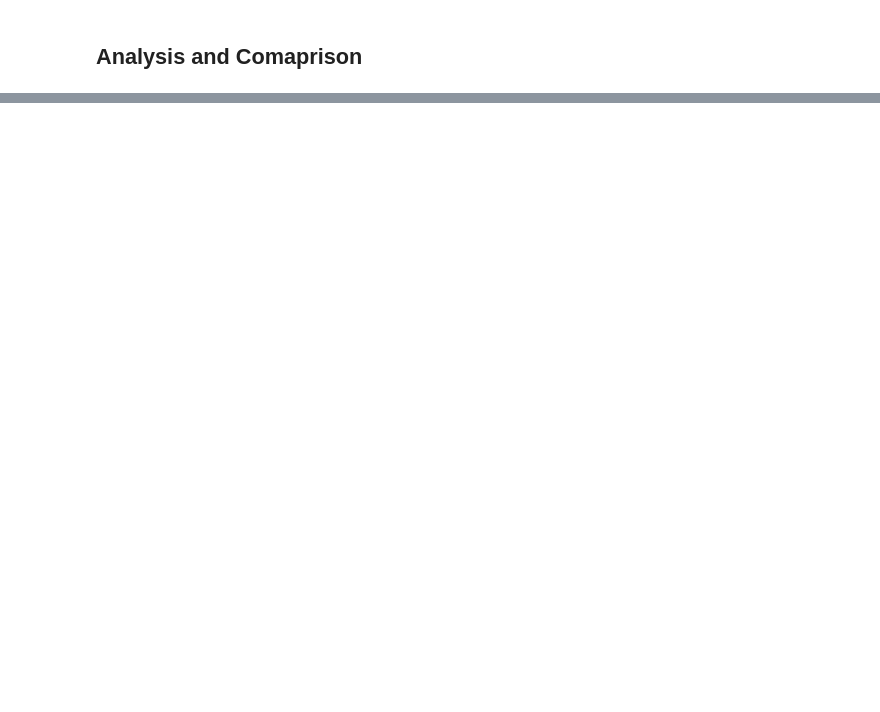
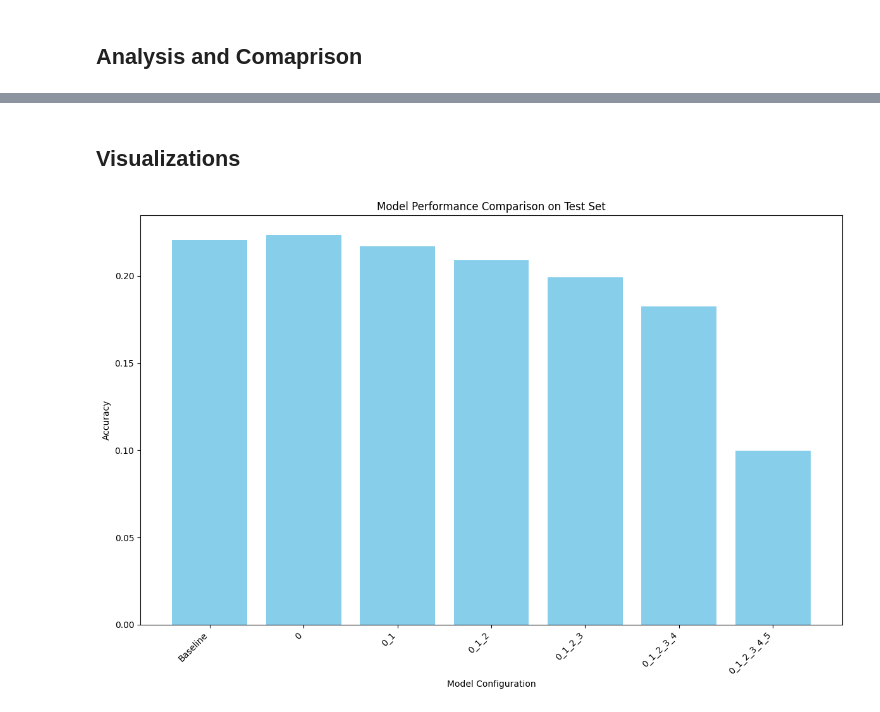
Before and after one commit to chikap421/llmchallenge, a Jupyter notebook: postag.ipynb, the cells around one changed output, grey strips where cells are left out. Cells and saved outputs as stored; diff of their text form; code cells hidden in the pictures; blank space fills up the shorter version.

Commit message:
Visuals

```diff
--- a/postag.ipynb
+++ b/postag.ipynb
@@ -342,0 +346,27 @@ Checkpoint destination directory ./baseline_results\checkpoint-12 already exists
+# %%
+# Assuming num_labels, compute_metrics, training_args_baseline, and tokenized_datasets are defined
+
+for config in freeze_configs:
+    config_name = "_".join(str(x) for x in config)
+    model_path = f"./models/model_layers_{config_name}_frozen"
+
+    print(f"Loading and evaluating model with layers {config_name} frozen...")
+
+    # Load the model
+    model = DistilBertForTokenClassification.from_pretrained(model_path, num_labels=num_labels)
+
+    # Initialize the Trainer
+    trainer = Trainer(
+        model=model,
+        args=training_args_baseline,  # Assuming this is defined with the appropriate settings
+        compute_metrics=compute_metrics,  # Ensure this is the function you've used previously
+    )
+
+    # Evaluate the model on the test set
+    results = trainer.evaluate(tokenized_datasets['test'])
+
+    # Print evaluation results for the current model configuration
+    print(f"Results for {config_name}: {results}\n")
+
+    # Store the results
+    all_results[config_name] = results
@@ -342,0 +391,18 @@ Checkpoint destination directory ./baseline_results\checkpoint-12 already exists
+# %% [markdown]
+## Visualizations
+# %%
+
+# For simplicity, let's plot the accuracy of each model configuration
+accuracies = [baseline_results['eval_accuracy']] + [all_results[config]['eval_accuracy'] for config in all_results]
+config_names = ['Baseline'] + list(all_results.keys())
+
+plt.figure(figsize=(12, 8))
+plt.bar(config_names, accuracies, color='skyblue')
+plt.xlabel('Model Configuration')
+plt.ylabel('Accuracy')
+plt.xticks(rotation=45, ha="right")
+plt.title('Model Performance Comparison on Test Set')
+plt.tight_layout()  # Adjust layout to make room for the rotated x-axis labels
+plt.show()
+# %% [output]
+[figure, added]
```
Also changed, not shown: parts of 7 cells of this notebook.
